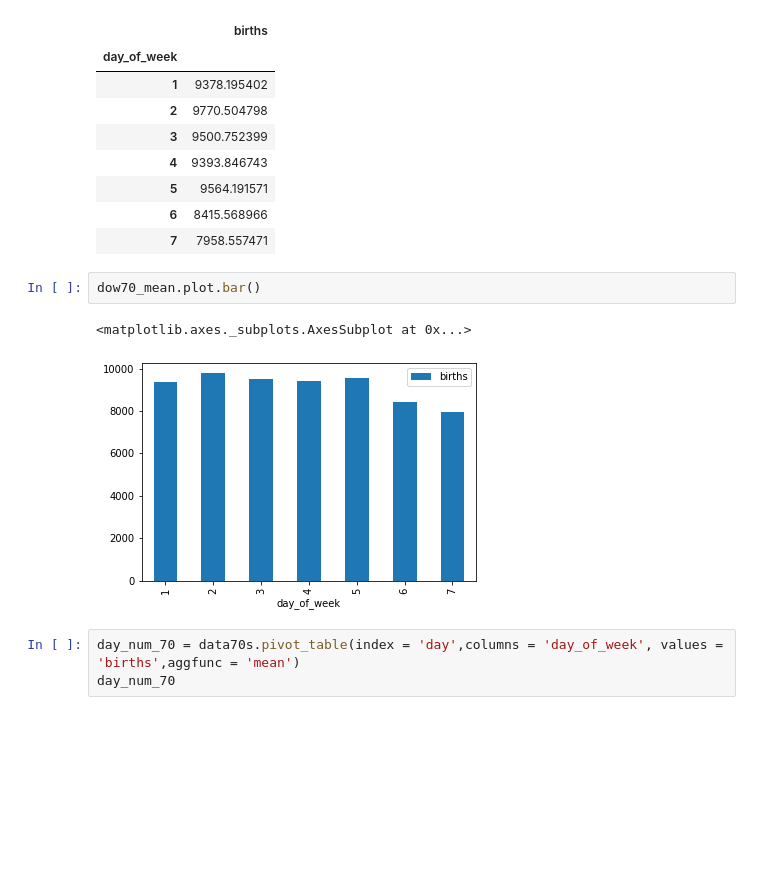
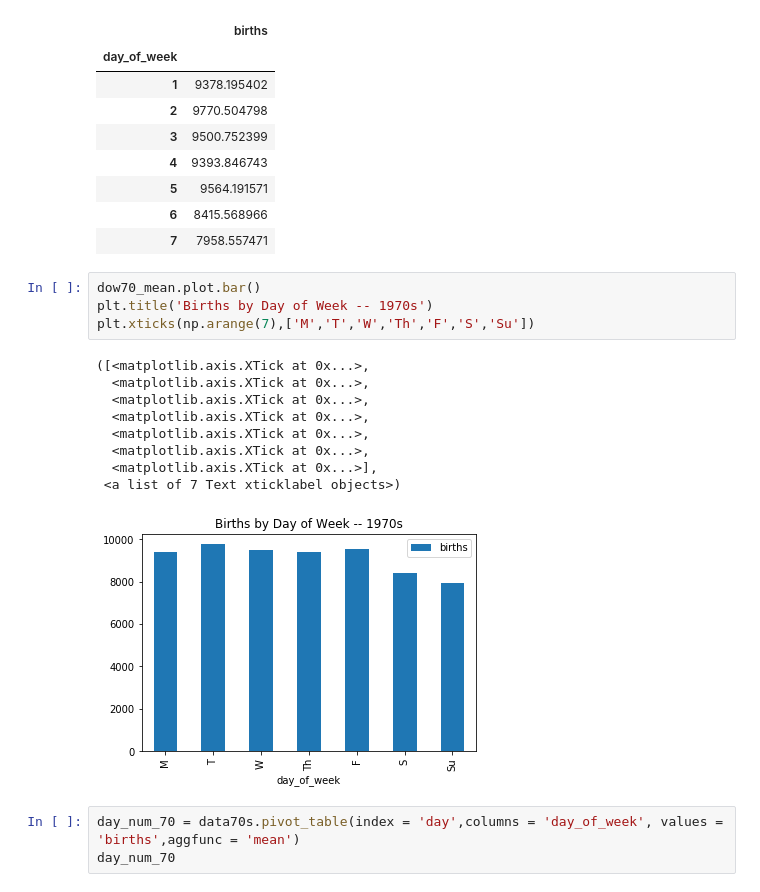
Before and after one commit to ironhack-datalabs/dataV2-labs, a Jupyter notebook: module-2/Friday the 13th.ipynb, the cells around one changed output. Saved outputs shown, nothing was run; the diff lists cells and outputs as text; blank space fills up the shorter version.

```diff
--- a/module-2/Friday the 13th.ipynb
+++ b/module-2/Friday the 13th.ipynb
@@ -134,11 +161,20 @@ dow70_mean
 | 5 | 9564.191571 |
 | 6 | 8415.568966 |
 | 7 | 7958.557471 |
-# %%
-dow70_mean.plot.bar()
-# %% [output]
-<matplotlib.axes._subplots.AxesSubplot at 0x...>
-[figure, removed]
+# %%
+dow70_mean.plot.bar()
+plt.title('Births by Day of Week -- 1970s')
+plt.xticks(np.arange(7),['M','T','W','Th','F','S','Su'])
+# %% [output]
+([<matplotlib.axis.XTick at 0x...>,
+  <matplotlib.axis.XTick at 0x...>,
+  <matplotlib.axis.XTick at 0x...>,
+  <matplotlib.axis.XTick at 0x...>,
+  <matplotlib.axis.XTick at 0x...>,
+  <matplotlib.axis.XTick at 0x...>,
+  <matplotlib.axis.XTick at 0x...>],
+ <a list of 7 Text xticklabel objects>)
+[figure, added]
 # %%
 day_num_70 = data70s.pivot_table(index = 'day',columns = 'day_of_week', values = 'births',aggfunc = 'mean')
 day_num_70
```
Also changed, not shown: parts of 25 cells of this notebook.
